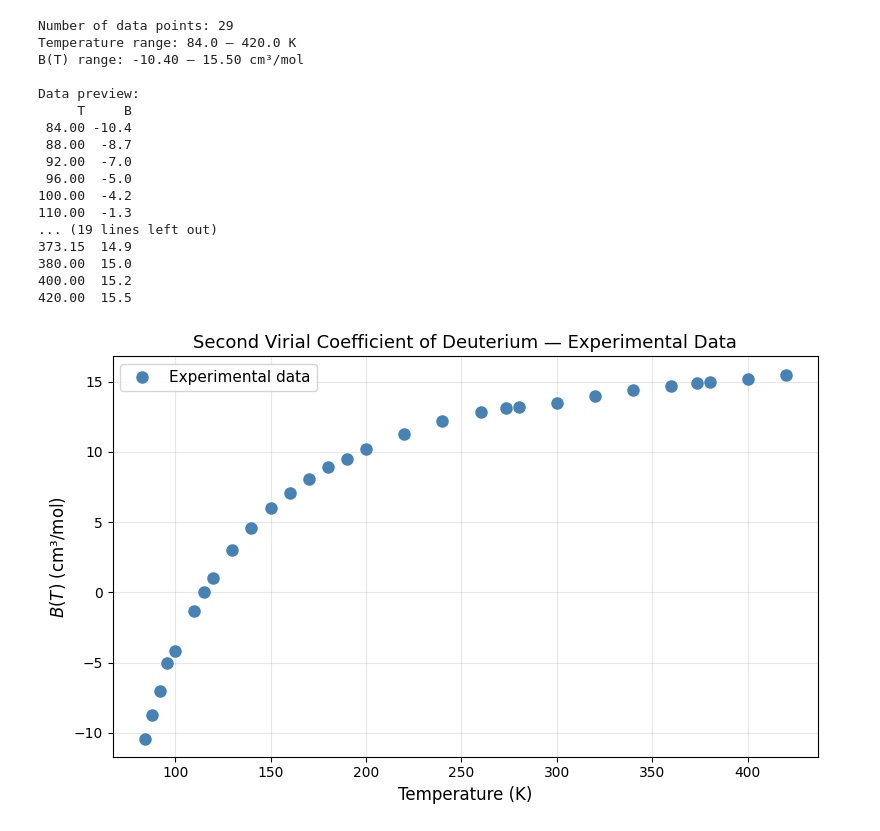
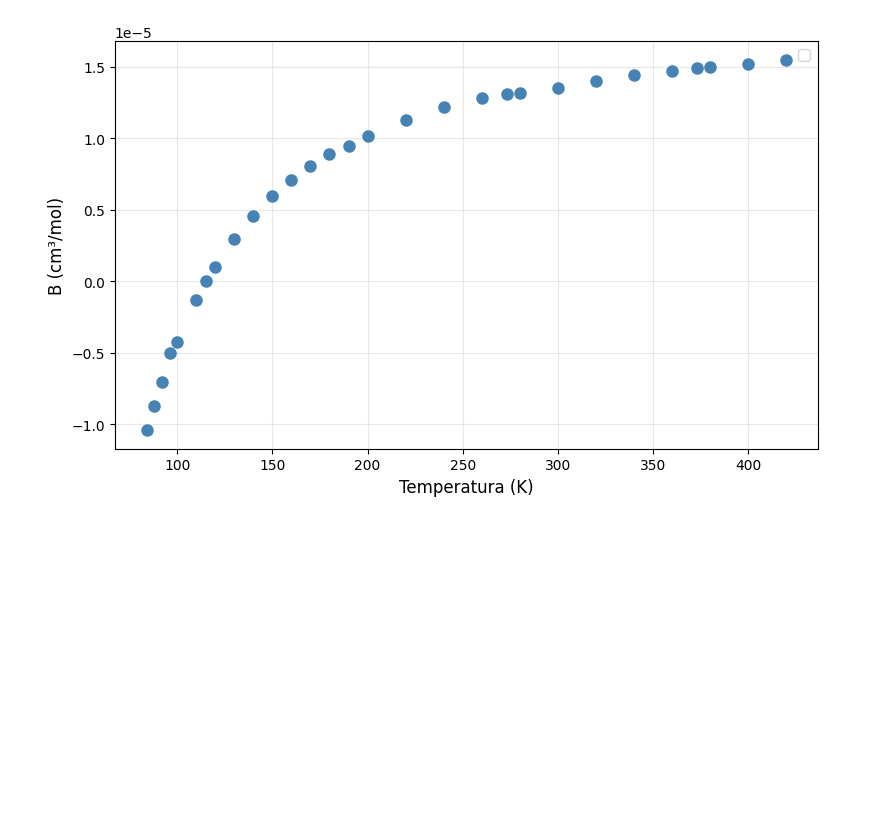
Before and after one commit to premzea/Termodinamica-II, a Jupyter notebook: Asignacion 1/codigoV2.ipynb, the cells around one changed output. Saved outputs shown, nothing was run; the diff lists cells and outputs as text; code cells hidden in the pictures; blank space fills up the shorter version.

```diff
--- a/Asignacion 1/codigoV2.ipynb
+++ b/Asignacion 1/codigoV2.ipynb
@@ -68,41 +15,16 @@ We load the experimental second virial coefficient $B(T)$ data for deuterium fro
 # %%
-# ── Load experimental data ──────────────────────────────────────────────────
-df = pd.read_csv('Datos Deuterio.csv')
-T_data = df['T'].to_numpy()   # Temperature [K]
-B_data = df['B'].to_numpy()   # Second virial coefficient [cm³/mol]
+df = pd.read_excel('Datos Deuterio.xlsx')
+T_data = df['T'].to_numpy()   # [K]
+B_data = df['B'].to_numpy()   # [cm³/mol] -> Me esta generando inconsistencia de unidades
+B_data = B_data*(1/100)**3    # [m³/mol]
 
-print(f"Number of data points: {len(T_data)}")
-print(f"Temperature range: {T_data.min():.1f} – {T_data.max():.1f} K")
-print(f"B(T) range: {B_data.min():.2f} – {B_data.max():.2f} cm³/mol")
-print(f"\nData preview:")
-print(df.to_string(index=False))
-
-# ── Visualize the raw data ─────────────────────────────────────────────────
 plt.figure(figsize=(8, 5))
-plt.plot(T_data, B_data, 'o', color='steelblue', markersize=8, label='Experimental data')
-plt.xlabel('Temperature (K)', fontsize=12)
-plt.ylabel('$B(T)$ (cm³/mol)', fontsize=12)
-plt.title('Second Virial Coefficient of Deuterium — Experimental Data', fontsize=13)
+plt.plot(T_data, B_data, 'o', color='steelblue', markersize=8)
+plt.xlabel('Temperatura (K)', fontsize=12)
+plt.ylabel('B (cm³/mol)', fontsize=12)
 plt.legend(fontsize=11)
 plt.grid(True, alpha=0.3)
 plt.tight_layout()
 plt.show()
 # %% [output]
-Number of data points: 29
-Temperature range: 84.0 – 420.0 K
-B(T) range: -10.40 – 15.50 cm³/mol
-
-Data preview:
-     T     B
- 84.00 -10.4
- 88.00  -8.7
- 92.00  -7.0
- 96.00  -5.0
-100.00  -4.2
-110.00  -1.3
-... (19 lines left out)
-373.15  14.9
-380.00  15.0
-400.00  15.2
-420.00  15.5
-[figure, old version]
+[figure, new version]
```
Also changed, not shown: parts of 19 cells of this notebook, 3 other files.
